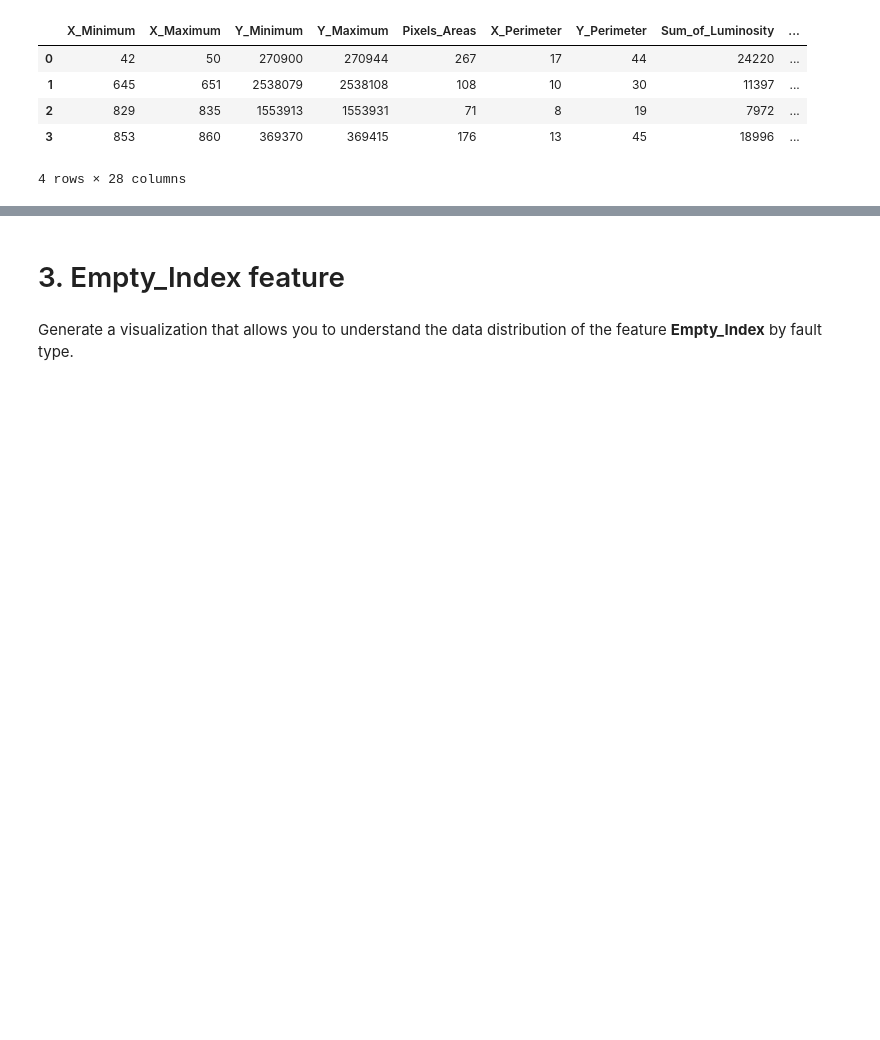
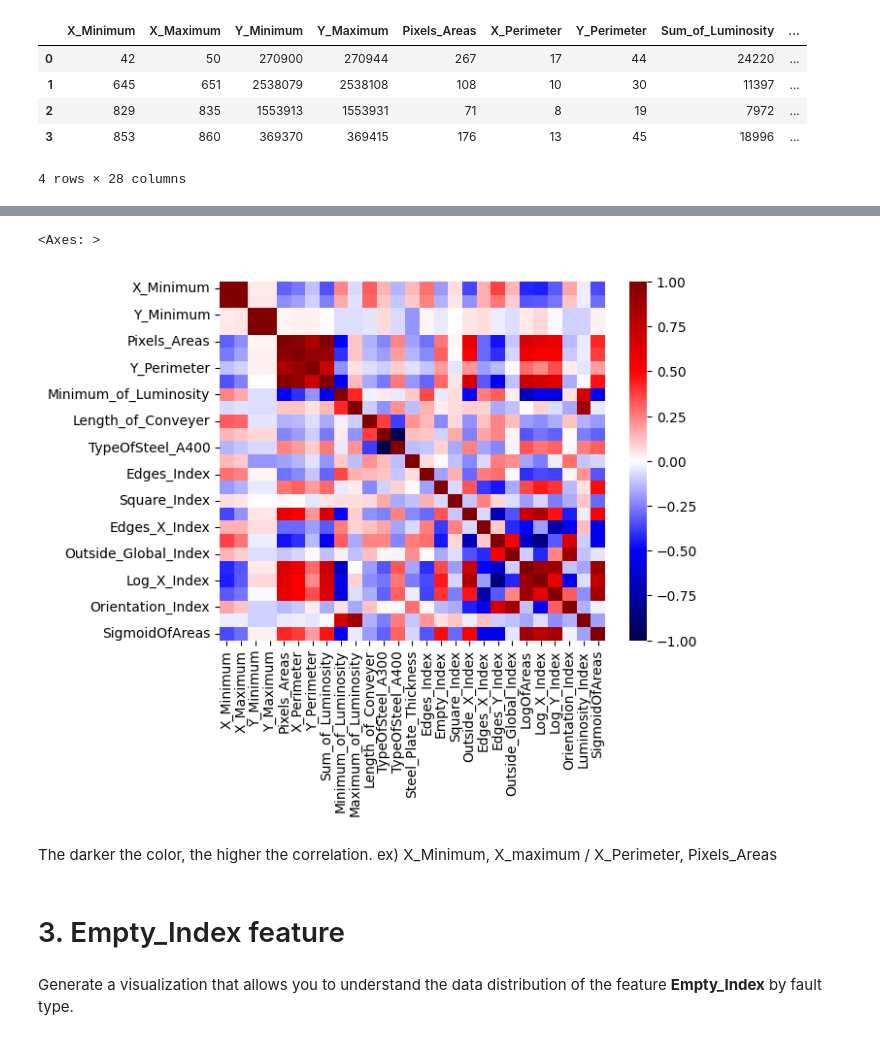
Before and after one commit to jimmynkim/DAEM, a Jupyter notebook: DAEM_Miterm_practical_test.ipynb, the cells around one changed output, grey strips where cells are left out. Cells and saved outputs as stored; diff of their text form; code cells hidden in the pictures; blank space fills up the shorter version.

```diff
--- a/DAEM_Miterm_practical_test.ipynb
+++ b/DAEM_Miterm_practical_test.ipynb
@@ -74,3 +69,0 @@ ValueError: ignored
-# %%
-data.pivot=data.pivot(columns='Class', values='Class')
-data.pivot
@@ -99,3 +91,11 @@ KeyError: ignored
+# %%
+sns.heatmap(data.corr(), cmap='seismic')
+# %% [output]
+<Axes: >
+[figure, added]
+# %% [markdown]
+The darker the color, the higher the correlation.
+ex) X_Minimum, X_maximum / X_Perimeter, Pixels_Areas
 # %% [markdown]
 # 3. Empty_Index feature
 # %% [markdown]
```
Also changed, not shown: parts of 10 cells of this notebook.
